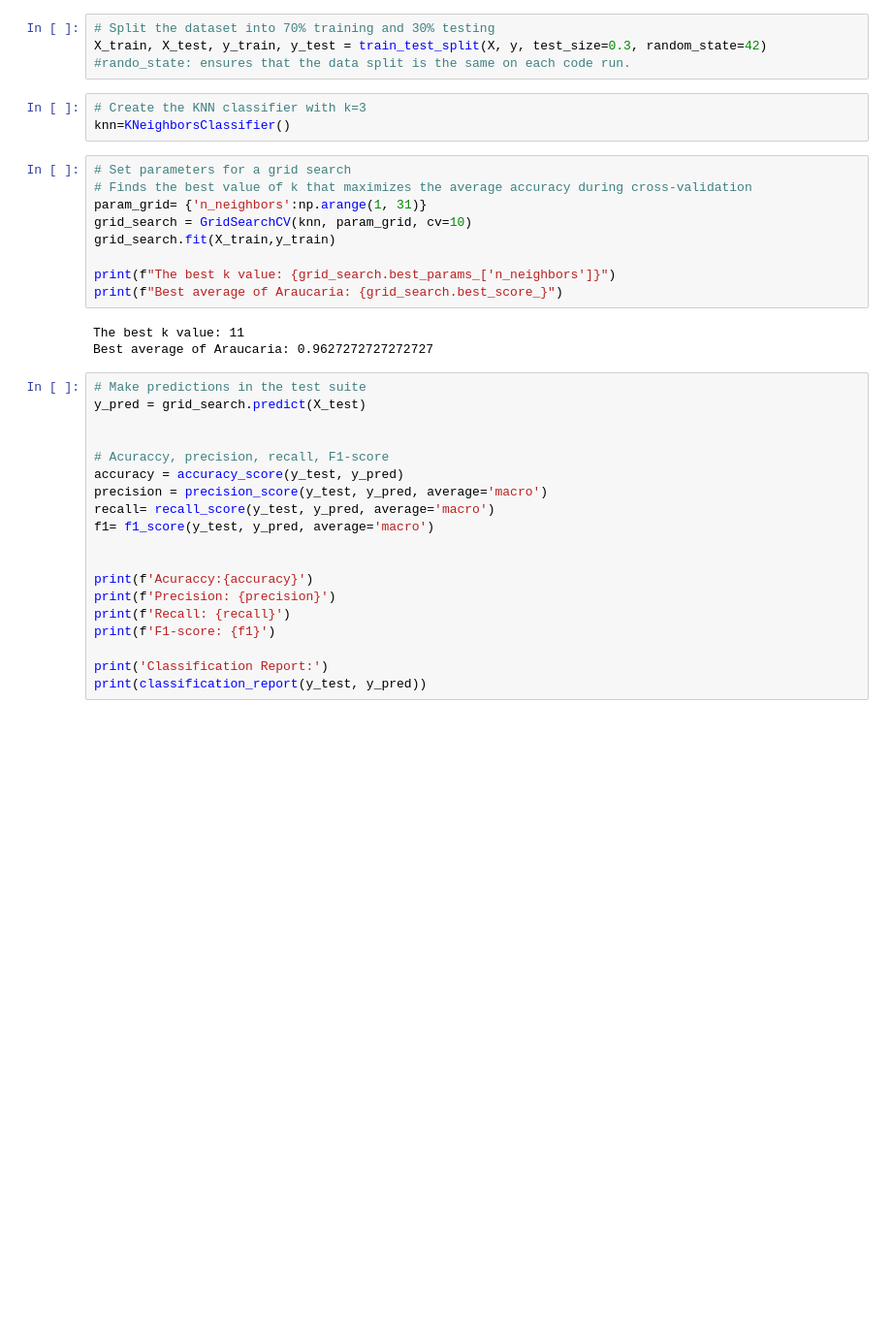
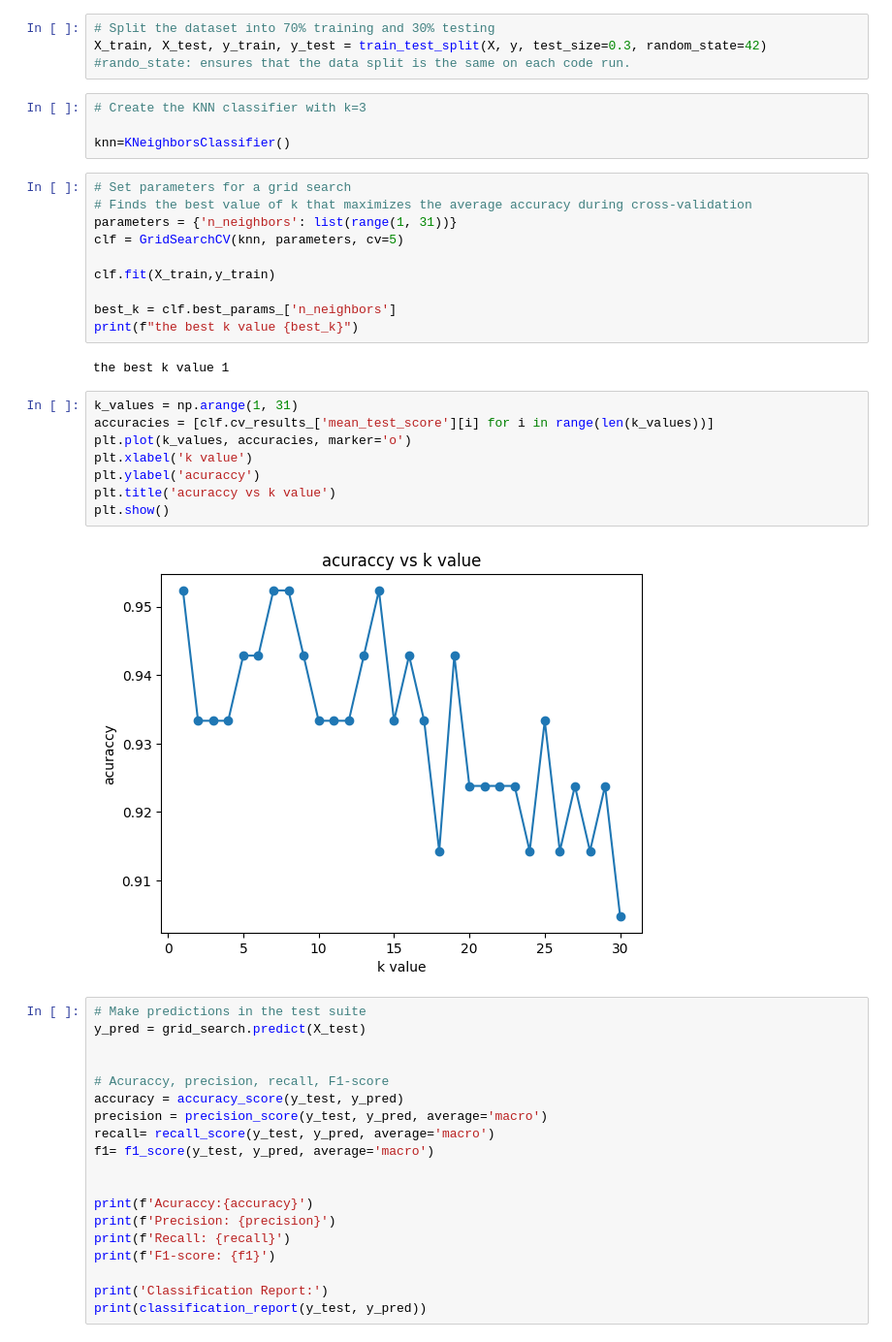
Before and after one commit to andryelarossignol/KNN, a Jupyter notebook: KNN.ipynb, the cells around one changed output. Shown at 97% size. Cells and saved outputs as stored; diff of their text form; blank space fills up the shorter version.

Commit message:
fix: Troubleshooting grid_search that was returning a high K value.

```diff
--- a/KNN.ipynb
+++ b/KNN.ipynb
@@ -35,19 +45,30 @@ X, y = iris.data, iris.target #X: Flower features (the four measurements). Y: Fl
 X_train, X_test, y_train, y_test = train_test_split(X, y, test_size=0.3, random_state=42) #rando_state: ensures that the data split is the same on each code run.
 # %%
 # Create the KNN classifier with k=3
+
 knn=KNeighborsClassifier()
 # %%
 # Set parameters for a grid search
 # Finds the best value of k that maximizes the average accuracy during cross-validation
-param_grid= {'n_neighbors':np.arange(1, 31)}
-grid_search = GridSearchCV(knn, param_grid, cv=10)
-grid_search.fit(X_train,y_train)
+parameters = {'n_neighbors': list(range(1, 31))}
+clf = GridSearchCV(knn, parameters, cv=5)
 
-print(f"The best k value: {grid_search.best_params_['n_neighbors']}")
-print(f"Best average of Araucaria: {grid_search.best_score_}")
+clf.fit(X_train,y_train)
+
+best_k = clf.best_params_['n_neighbors']
+print(f"the best k value {best_k}")
 # %% [output]
-The best k value: 11
-Best average of Araucaria: 0.9627272727272727
+the best k value 1
+# %%
+k_values = np.arange(1, 31)
+accuracies = [clf.cv_results_['mean_test_score'][i] for i in range(len(k_values))]
+plt.plot(k_values, accuracies, marker='o')
+plt.xlabel('k value')
+plt.ylabel('acuraccy')
+plt.title('acuraccy vs k value')
+plt.show()
+# %% [output]
+[figure, added]
 # %%
 # Make predictions in the test suite
 y_pred = grid_search.predict(X_test)
```
Also changed, not shown: parts of 3 cells of this notebook.
